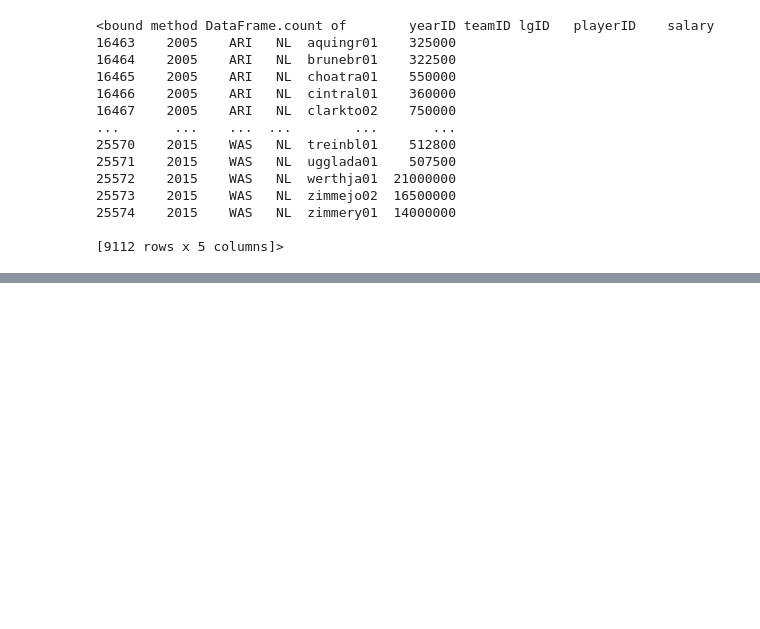
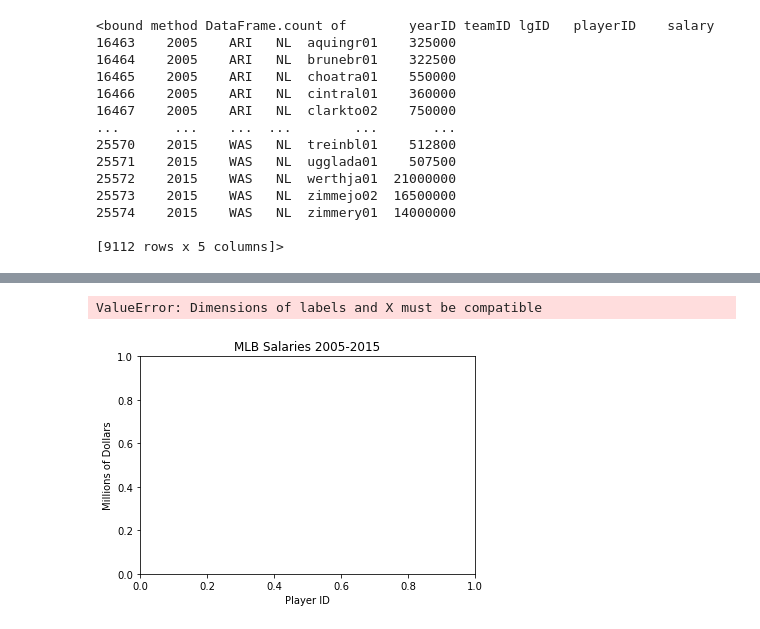
Before and after one commit to eerofeeva/BaseballMadness, a Jupyter notebook: baseball_challege.ipynb, the cells around one changed output, grey strips where cells are left out. Saved outputs shown, nothing was run; the diff lists cells and outputs as text; code cells hidden in the pictures; blank space fills up the shorter version.

```diff
--- a/baseball_challege.ipynb
+++ b/baseball_challege.ipynb
@@ -207,0 +197,14 @@ KeyError: 0
+# %%
+salaries = salaries_yr_df["Salary in Millions"]
+player = salaries_yr_df["playerID"]
+
+fig1, ax1 = plt.subplots()
+ax1.set_title("MLB Salaries 2005-2015")
+ax1.set_xlabel("Player ID")
+ax1.set_ylabel("Millions of Dollars")
+ax1.boxplot(salaries, labels = player)
+plt.savefig("boxplot")
+plt.show()
+# %% [output]
+ValueError: Dimensions of labels and X must be compatible
+[figure, added]
```
Also changed, not shown: parts of 7 cells of this notebook, 1 other file.
